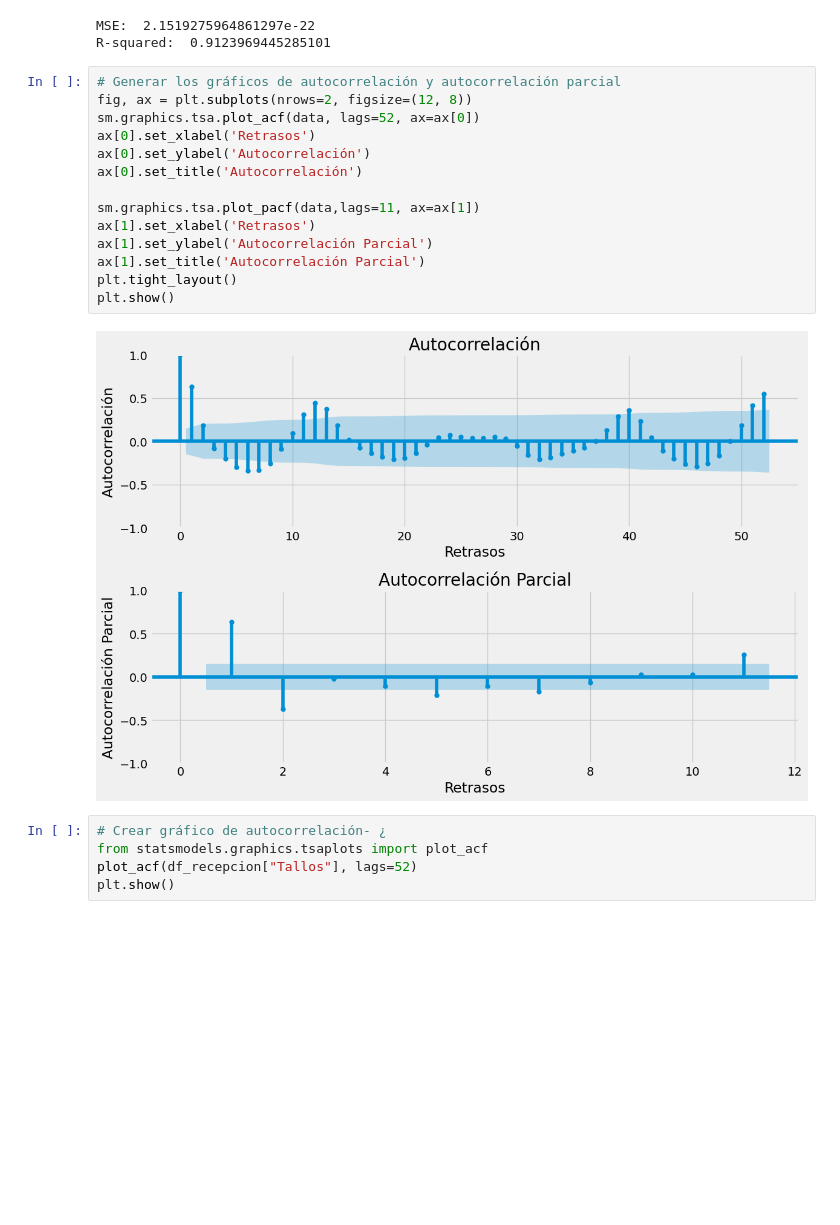
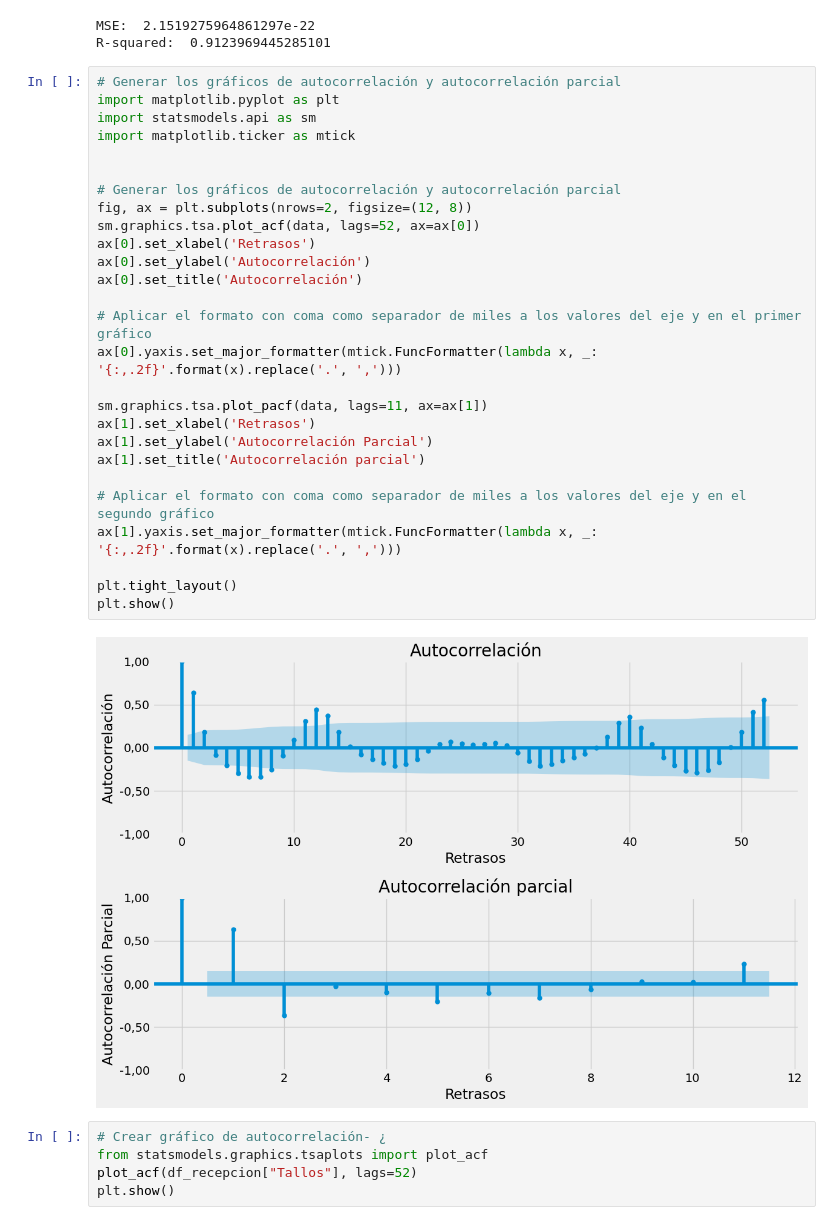
Before and after one commit to angelamejia804/TimeSeries, a Jupyter notebook: Preparacion_TimeSeries_Recepcion_2_1.ipynb, the cells around one changed output. Cells and saved outputs as stored; diff of their text form; blank space fills up the shorter version.

```diff
--- a/Preparacion_TimeSeries_Recepcion_2_1.ipynb
+++ b/Preparacion_TimeSeries_Recepcion_2_1.ipynb
@@ -346,21 +588,34 @@ print('R-squared: ', r2)
 MSE:  2.1519275964861297e-22
 R-squared:  0.9123969445285101
 # %%
+# Generar los gráficos de autocorrelación y autocorrelación parcial
+import matplotlib.pyplot as plt
+import statsmodels.api as sm
+import matplotlib.ticker as mtick
+
+
 # Generar los gráficos de autocorrelación y autocorrelación parcial
 fig, ax = plt.subplots(nrows=2, figsize=(12, 8))
 sm.graphics.tsa.plot_acf(data, lags=52, ax=ax[0])
 ax[0].set_xlabel('Retrasos')
 ax[0].set_ylabel('Autocorrelación')
 ax[0].set_title('Autocorrelación')
 
-sm.graphics.tsa.plot_pacf(data,lags=11, ax=ax[1])
+# Aplicar el formato con coma como separador de miles a los valores del eje y en el primer gráfico
+ax[0].yaxis.set_major_formatter(mtick.FuncFormatter(lambda x, _: '{:,.2f}'.format(x).replace('.', ',')))
+
+sm.graphics.tsa.plot_pacf(data, lags=11, ax=ax[1])
 ax[1].set_xlabel('Retrasos')
 ax[1].set_ylabel('Autocorrelación Parcial')
-ax[1].set_title('Autocorrelación Parcial')
+ax[1].set_title('Autocorrelación parcial')
+
+# Aplicar el formato con coma como separador de miles a los valores del eje y en el segundo gráfico
+ax[1].yaxis.set_major_formatter(mtick.FuncFormatter(lambda x, _: '{:,.2f}'.format(x).replace('.', ',')))
+
 plt.tight_layout()
 plt.show()
 # %% [output]
-[figure, old version]
+[figure, new version]
 # %%
 # Crear gráfico de autocorrelación- ¿
 from statsmodels.graphics.tsaplots import plot_acf
```
Also changed, not shown: parts of 12 cells of this notebook.
